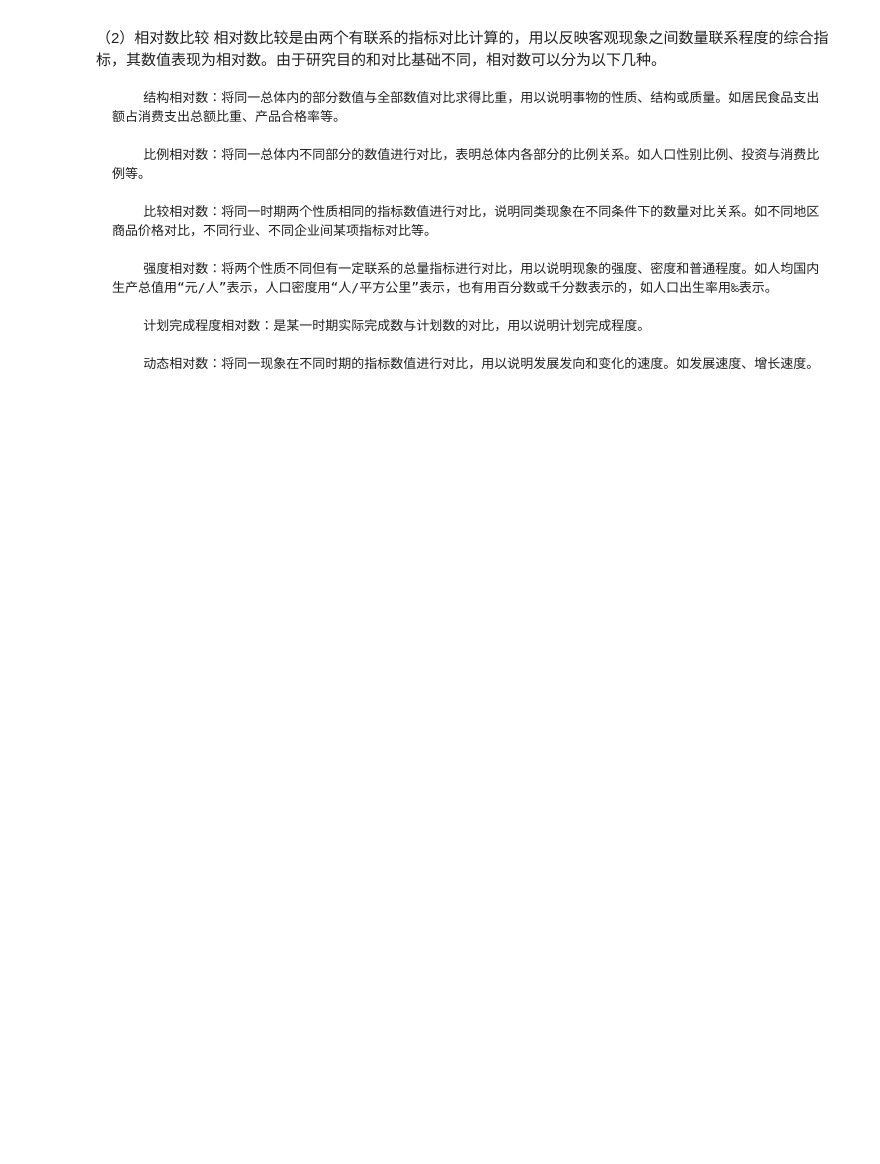
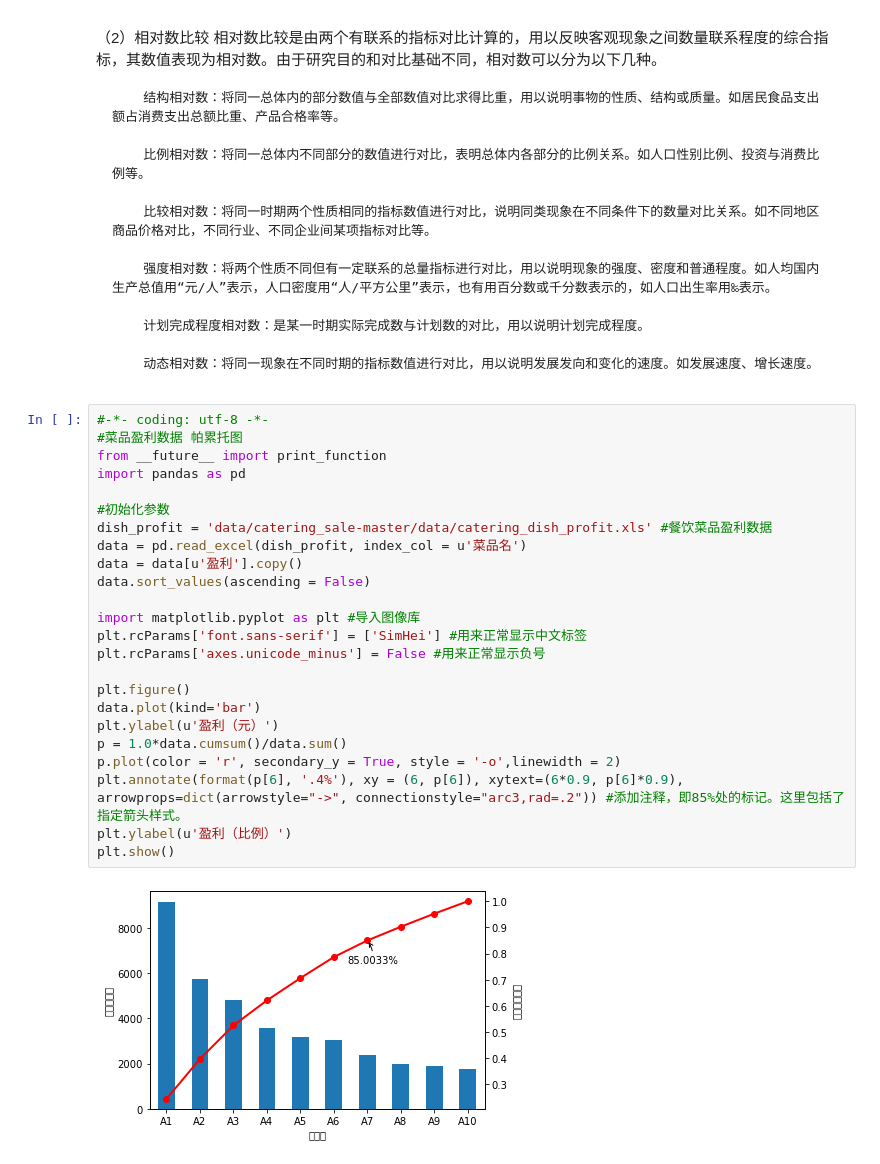
Before and after one commit to duan186/python_machine_learning, a Jupyter notebook: 数据挖掘/第三章 数据探索.ipynb, the cells around one changed output. Cells and saved outputs as stored; diff of their text form; blank space fills up the shorter version.

```diff
--- a/数据挖掘/第三章 数据探索.ipynb
+++ b/数据挖掘/第三章 数据探索.ipynb
@@ -97,3 +126,29 @@ max    9106.440000
         计划完成程度相对数：是某一时期实际完成数与计划数的对比，用以说明计划完成程度。
 
         动态相对数：将同一现象在不同时期的指标数值进行对比，用以说明发展发向和变化的速度。如发展速度、增长速度。
+# %%
+#-*- coding: utf-8 -*-
+#菜品盈利数据 帕累托图
+from __future__ import print_function
+import pandas as pd
+
+#初始化参数
+dish_profit = 'data/catering_sale-master/data/catering_dish_profit.xls' #餐饮菜品盈利数据
+data = pd.read_excel(dish_profit, index_col = u'菜品名')
+data = data[u'盈利'].copy()
+data.sort_values(ascending = False)
+
+import matplotlib.pyplot as plt #导入图像库
+plt.rcParams['font.sans-serif'] = ['SimHei'] #用来正常显示中文标签
+plt.rcParams['axes.unicode_minus'] = False #用来正常显示负号
+
+plt.figure()
+data.plot(kind='bar')
+plt.ylabel(u'盈利（元）')
+p = 1.0*data.cumsum()/data.sum()
+p.plot(color = 'r', secondary_y = True, style = '-o',linewidth = 2)
+plt.annotate(format(p[6], '.4%'), xy = (6, p[6]), xytext=(6*0.9, p[6]*0.9), arrowprops=dict(arrowstyle="->", connectionstyle="arc3,rad=.2")) #添加注释，即85%处的标记。这里包括了指定箭头样式。
+plt.ylabel(u'盈利（比例）')
+plt.show()
+# %% [output]
+[figure, added]
```
Also changed, not shown: parts of 1 cell of this notebook, 3 other files.
